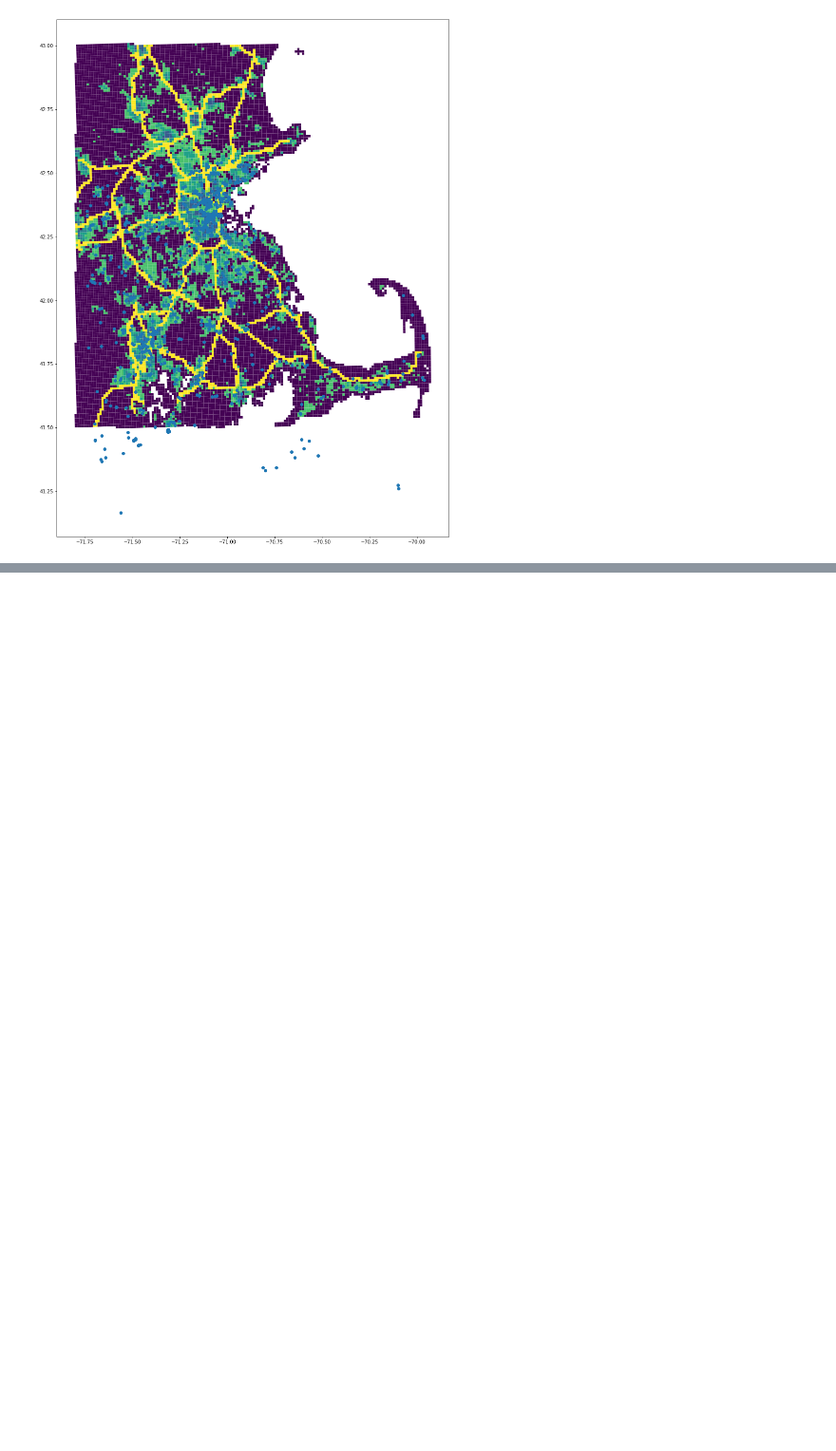
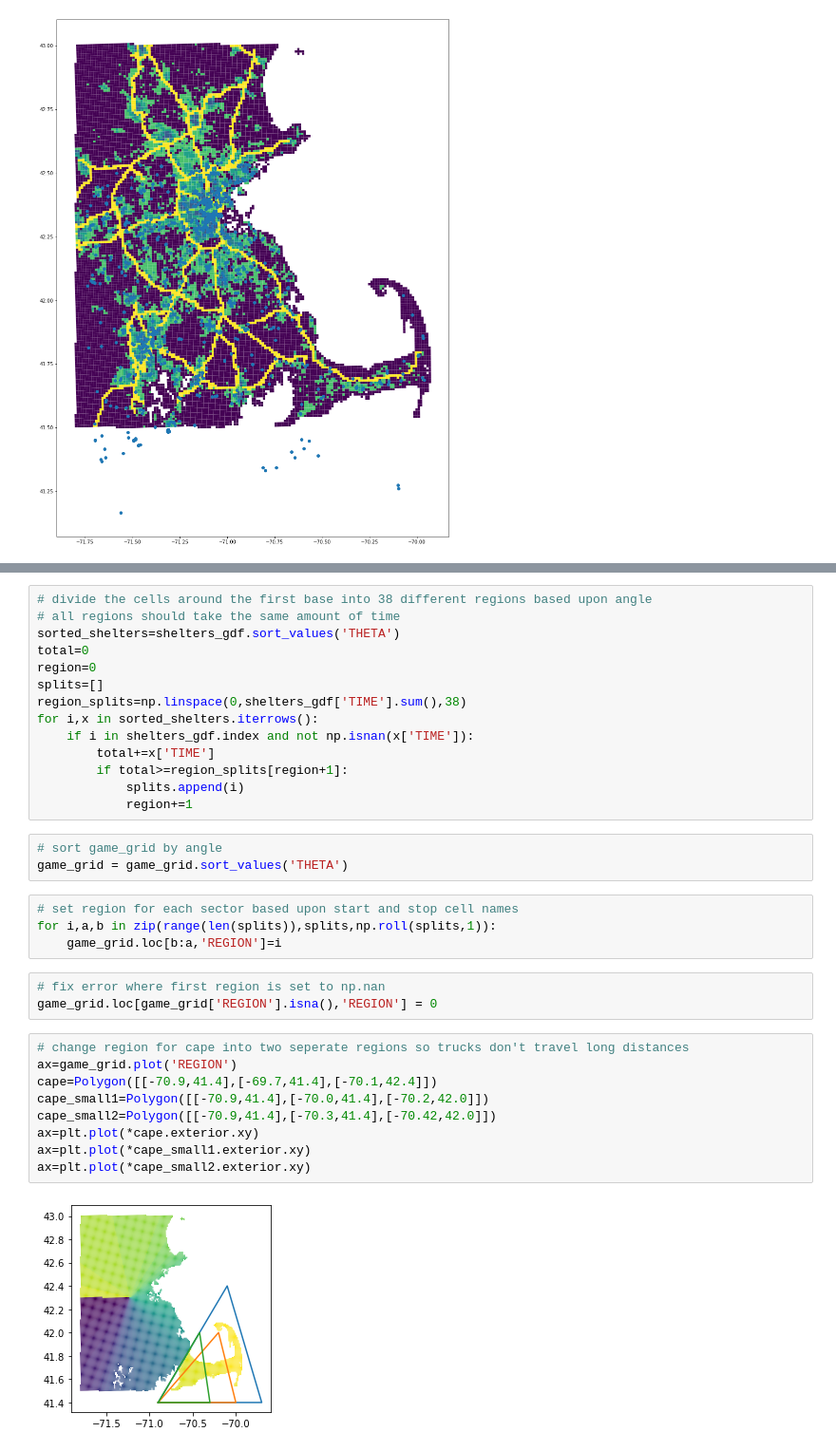
Before and after one commit to bwsi-remote-sensing-2020/final-exercise-students-jvonk, a Jupyter notebook: Final-exercise-overview.ipynb, the cells around one changed output, grey strips where cells are left out. Shown at 95% size. Saved outputs shown, nothing was run; the diff lists cells and outputs as text; blank space fills up the shorter version.

```diff
--- a/Final-exercise-overview.ipynb
+++ b/Final-exercise-overview.ipynb
@@ -219,0 +235,35 @@ plt.savefig('shelter_locations.svg', bbox_inches='tight')
+# %%
+# divide the cells around the first base into 38 different regions based upon angle
+# all regions should take the same amount of time
+sorted_shelters=shelters_gdf.sort_values('THETA')
+total=0
+region=0
+splits=[]
+region_splits=np.linspace(0,shelters_gdf['TIME'].sum(),38)
+for i,x in sorted_shelters.iterrows():
+    if i in shelters_gdf.index and not np.isnan(x['TIME']):
+        total+=x['TIME']
+        if total>=region_splits[region+1]:
+            splits.append(i)
+            region+=1
+# %%
+# sort game_grid by angle
+game_grid = game_grid.sort_values('THETA')
+# %%
+# set region for each sector based upon start and stop cell names
+for i,a,b in zip(range(len(splits)),splits,np.roll(splits,1)):
+    game_grid.loc[b:a,'REGION']=i
+# %%
+# fix error where first region is set to np.nan
+game_grid.loc[game_grid['REGION'].isna(),'REGION'] = 0
+# %%
+# change region for cape into two seperate regions so trucks don't travel long distances
+ax=game_grid.plot('REGION')
+cape=Polygon([[-70.9,41.4],[-69.7,41.4],[-70.1,42.4]])
+cape_small1=Polygon([[-70.9,41.4],[-70.0,41.4],[-70.2,42.0]])
+cape_small2=Polygon([[-70.9,41.4],[-70.3,41.4],[-70.42,42.0]])
+ax=plt.plot(*cape.exterior.xy)
+ax=plt.plot(*cape_small1.exterior.xy)
+ax=plt.plot(*cape_small2.exterior.xy)
+# %% [output]
+[figure, added]
```
Also changed, not shown: parts of 30 cells of this notebook, 7 other files.
